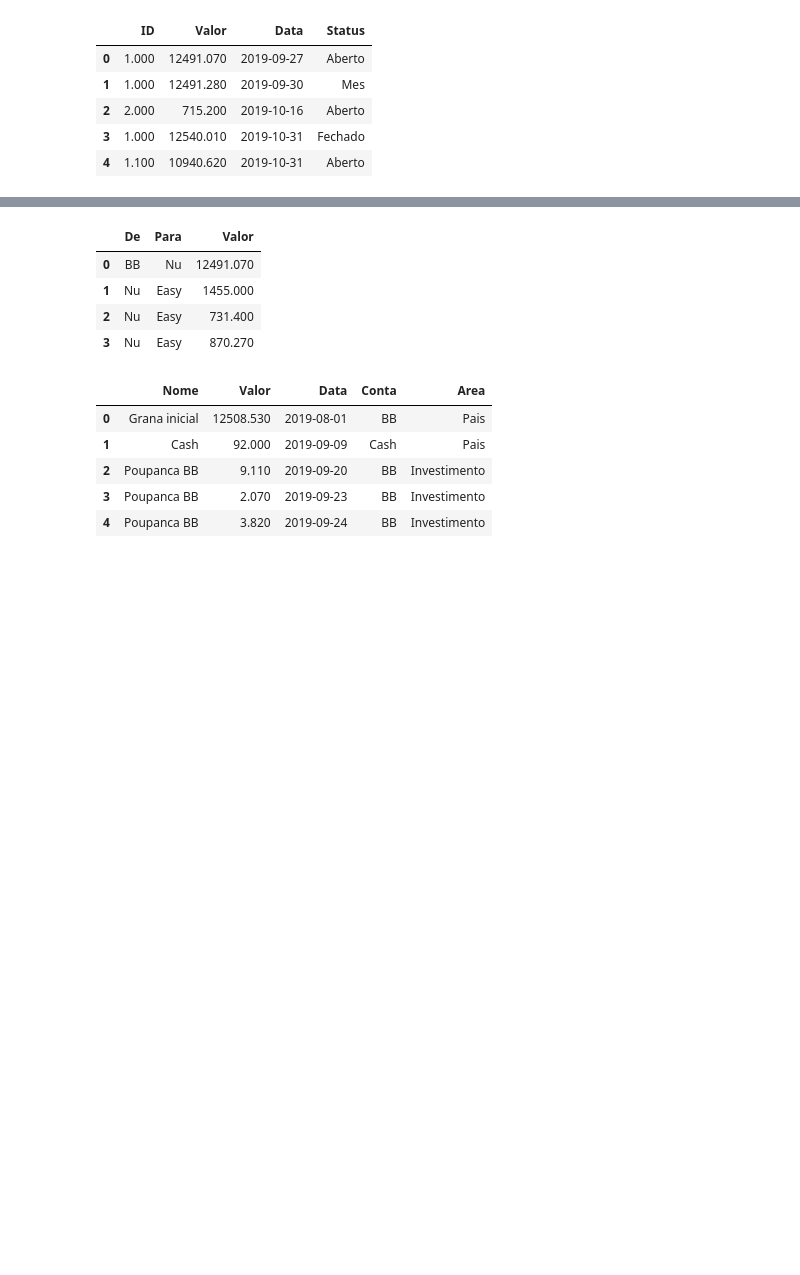
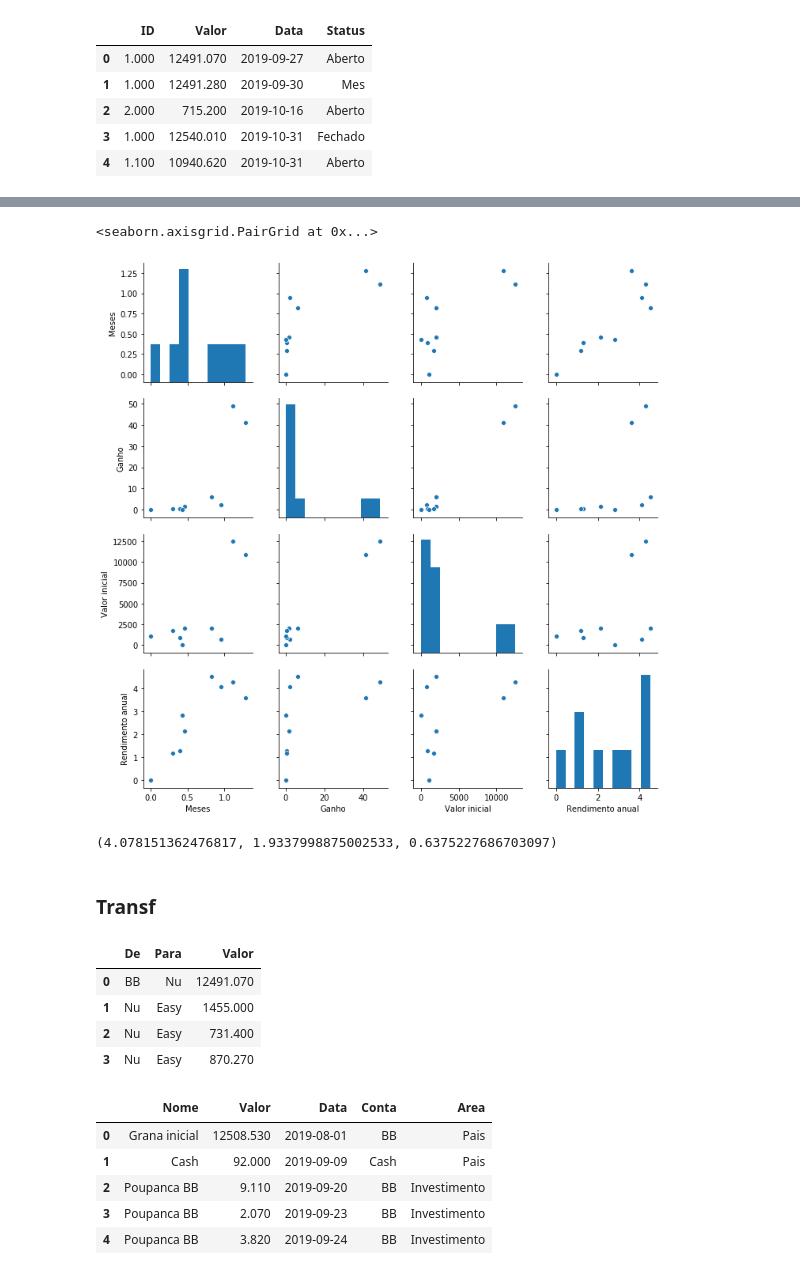
Before and after one commit to PedroDoniniLinan/Personal_Financial_Manager, a Jupyter notebook: Prototype.ipynb, the cells around one changed output, grey strips where cells are left out. Saved outputs shown, nothing was run; the diff lists cells and outputs as text; code cells hidden in the pictures; blank space fills up the shorter version.

```diff
--- a/Prototype.ipynb
+++ b/Prototype.ipynb
@@ -18,6 +21,3 @@ di.head()
 | 2 | 2.000 | 715.200 | 2019-10-16 | Aberto |
 | 3 | 1.000 | 12540.010 | 2019-10-31 | Fechado |
 | 4 | 1.100 | 10940.620 | 2019-10-31 | Aberto |
-# %%
-dr = pd.DataFrame({'ID': [1], 'Valor inicial': [10], 'Ganho': [2], 'Duracao (meses)': [1], 'Rendimento': [4],  'Rendimento mensal': [5], 'Rendimento anual': [5]})
-dr
@@ -71,0 +24,18 @@ di.groupby('ID').apply(calc_flux_gain)
+# %%
+def calc_flux_gain(df):
+    o = df.head(1)['Valor'].item()
+    f = df.tail(1)['Valor'].item()
+    od = df.head(1)['Data'].item()
+    of = df.tail(1)['Data'].item()
+    gain = f-o
+    duration = (of - od).days / 30.5
+    total_yield = gain / o
+    monthly_yield = (1+total_yield)**(1/duration)-1 if duration > 0 else 0
+    annual_yield = (1+monthly_yield)**12-1
+    dr = pd.DataFrame({'Valor inicial': [o],
+                       'Ganho': [gain],
+                       'Meses': [duration],
+                       'Rendimento': [total_yield*100],
+                       'Rendimento mensal': [monthly_yield*100],
+                       'Rendimento anual': [annual_yield*100]})
+    return dr
@@ -71,0 +44,5 @@ di.groupby('ID').apply(calc_flux_gain)
+# %%
+dr = di.groupby('ID').apply(calc_flux_gain)
+dr = dr.reset_index(level=[0, 1])
+dr.pop('level_1')
+dr
@@ -71,0 +60,5 @@ di.groupby('ID').apply(calc_flux_gain)
+# %%
+sns.pairplot(dr, vars=['Meses', 'Ganho', 'Valor inicial', 'Rendimento anual'])
+# %% [output]
+<seaborn.axisgrid.PairGrid at 0x...>
+[figure, added]
@@ -72,3 +75,9 @@ di.groupby('ID').apply(calc_flux_gain)
+# %%
+calc_potencial_yield(dr)
+# %% [output]
+(4.078151362476817, 1.9337998875002533, 0.6375227686703097)
+# %% [markdown]
+###  Transf
 # %%
 dtr = pd.read_csv('br_transf.csv')
 dtr
```
Also changed, not shown: parts of 13 cells of this notebook.
